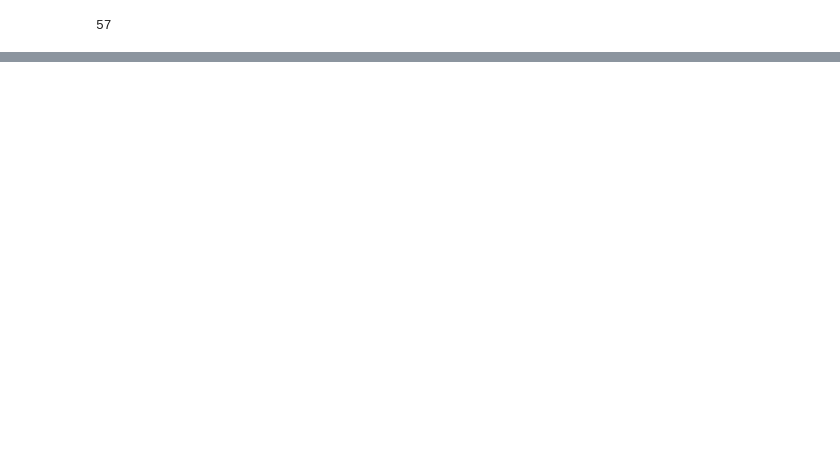
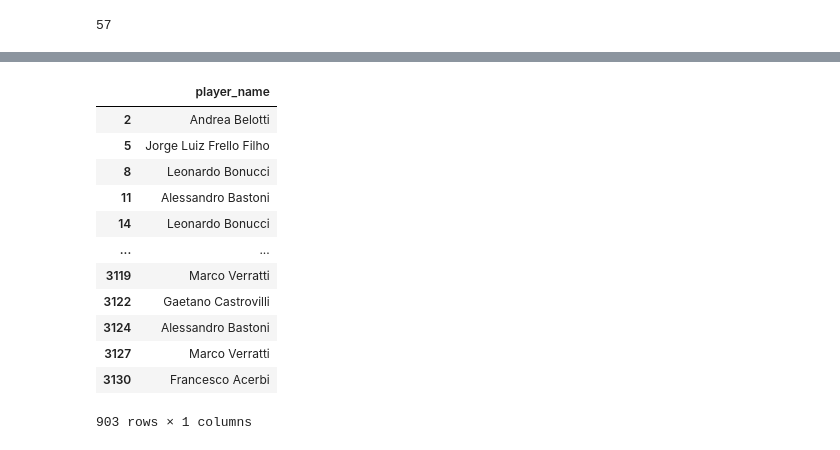
Before and after one commit to aegonwolf/socceranalytics, a Jupyter notebook: all-games.ipynb, the cells around one changed output, grey strips where cells are left out. Drawn from its saved outputs; the diff is of its cells as text; code cells hidden in the pictures; blank space fills up the shorter version.

```diff
--- a/all-games.ipynb
+++ b/all-games.ipynb
@@ -1193,0 +1229,16 @@ italy_wales.iloc[2539]['second']
+# %%
+iw_passes[['player_name']]
+# %% [output]
+|  | player_name |
+| 2 | Andrea Belotti |
+| 5 | Jorge Luiz Frello Filho |
+| 8 | Leonardo Bonucci |
+| 11 | Alessandro Bastoni |
+| 14 | Leonardo Bonucci |
+| ... | ... |
+| 3119 | Marco Verratti |
+| 3122 | Gaetano Castrovilli |
+| 3124 | Alessandro Bastoni |
+| 3127 | Marco Verratti |
+| 3130 | Francesco Acerbi |
+903 rows × 1 columns
```
Also changed, not shown: parts of 21 cells of this notebook.
